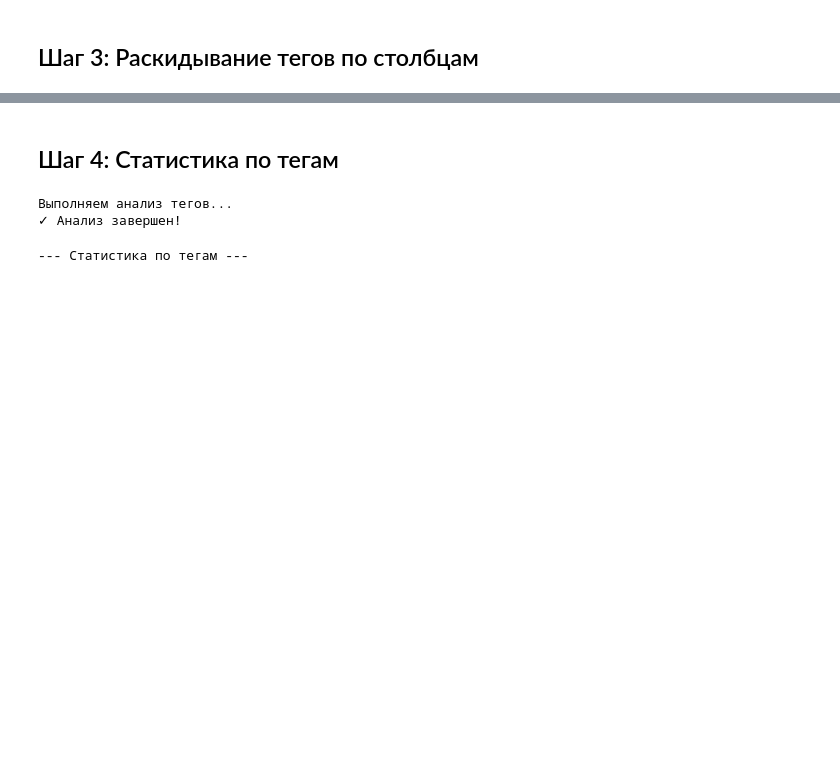
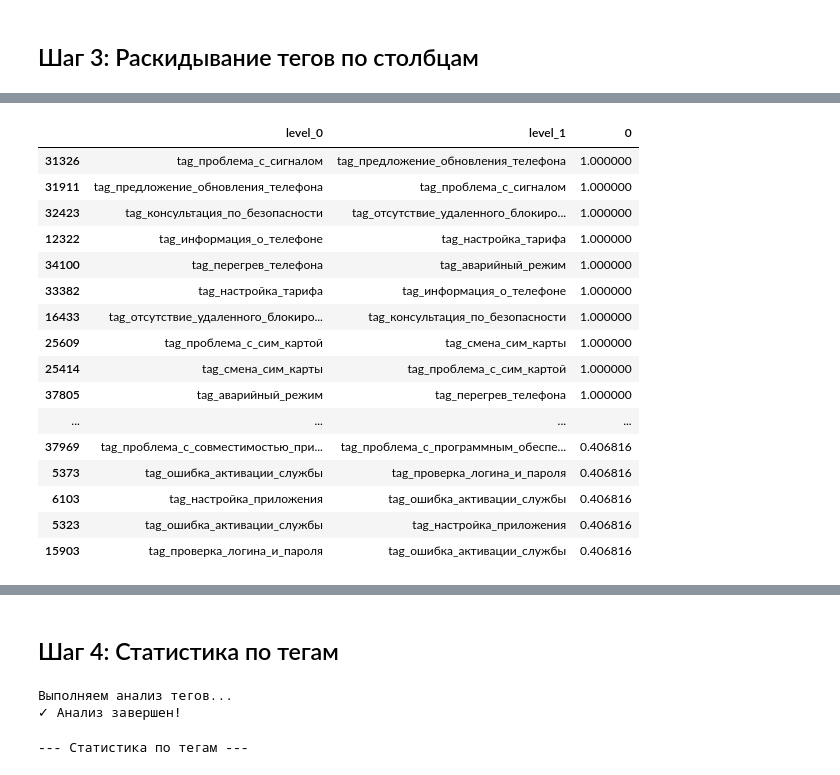
Before and after one commit to talexeyft/llm_tags, a Jupyter notebook: test_tag_analysis.ipynb, the cells around one changed output, grey strips where cells are left out. Saved outputs shown, nothing was run; the diff lists cells and outputs as text; code cells hidden in the pictures; blank space fills up the shorter version.

```diff
--- a/test_tag_analysis.ipynb
+++ b/test_tag_analysis.ipynb
@@ -203,3 +250,27 @@ Series([], dtype: float64)
+# %%
+cr = expanded_df[tag_columns].corr()
+
+cr = cr.stack().reset_index()#.sort_values(ascending=False)
+cr = cr[cr['level_0'] != cr['level_1']]
+cr.sort_values(by=0, ascending=False).head(30)
+# %% [output]
+|  | level_0 | level_1 | 0 |
+| 31326 | tag_проблема_с_сигналом | tag_предложение_обновления_телефона | 1.000000 |
+| 31911 | tag_предложение_обновления_телефона | tag_проблема_с_сигналом | 1.000000 |
+| 32423 | tag_консультация_по_безопасности | tag_отсутствие_удаленного_блокиро... | 1.000000 |
+| 12322 | tag_информация_о_телефоне | tag_настройка_тарифа | 1.000000 |
+| 34100 | tag_перегрев_телефона | tag_аварийный_режим | 1.000000 |
+| 33382 | tag_настройка_тарифа | tag_информация_о_телефоне | 1.000000 |
+| 16433 | tag_отсутствие_удаленного_блокиро... | tag_консультация_по_безопасности | 1.000000 |
+| 25609 | tag_проблема_с_сим_картой | tag_смена_сим_карты | 1.000000 |
+| 25414 | tag_смена_сим_карты | tag_проблема_с_сим_картой | 1.000000 |
+| 37805 | tag_аварийный_режим | tag_перегрев_телефона | 1.000000 |
+| ... | ... | ... | ... |
+| 37969 | tag_проблема_с_совместимостью_при... | tag_проблема_с_программным_обеспе... | 0.406816 |
+| 5373 | tag_ошибка_активации_службы | tag_проверка_логина_и_пароля | 0.406816 |
+| 6103 | tag_настройка_приложения | tag_ошибка_активации_службы | 0.406816 |
+| 5323 | tag_ошибка_активации_службы | tag_настройка_приложения | 0.406816 |
+| 15903 | tag_проверка_логина_и_пароля | tag_ошибка_активации_службы | 0.406816 |
 # %%
 # Показываем первые строки с тегами
 display_columns = ["request_id", "text"] + tag_columns[:10]
```
Also changed, not shown: parts of 8 cells of this notebook.
